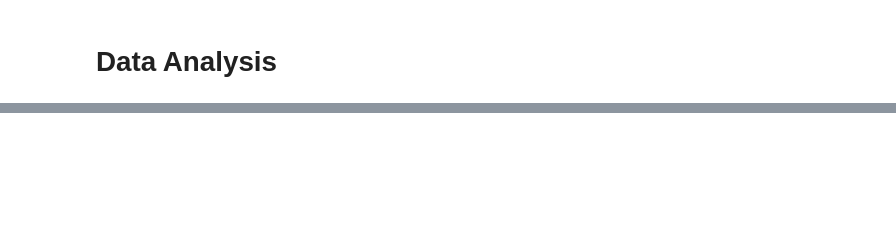
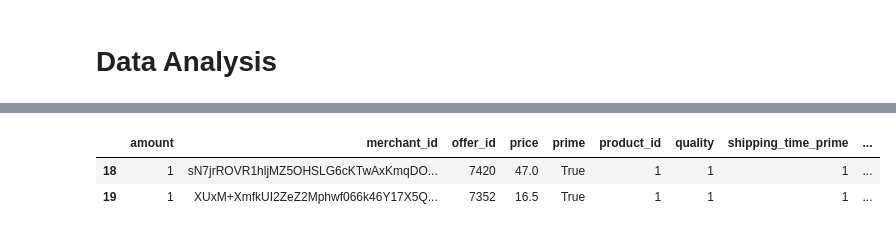
Before and after one commit to hpi-epic/pricewars-merchant, a Jupyter notebook: Data Analysis.ipynb, the cells around one changed output, grey strips where cells are left out. Cells and saved outputs as stored; diff of their text form; code cells hidden in the pictures; blank space fills up the shorter version.

```diff
--- a/Data Analysis.ipynb
+++ b/Data Analysis.ipynb
@@ -5,0 +40,7 @@ import pandas as pd
+# %%
+ms_df_prod1 = ms_df[ms_df['product_id'] == 1]
+ms_df_prod1[:2]
+# %% [output]
+|  | amount | merchant_id | offer_id | price | prime | product_id | quality | shipping_time_prime | ... |
+| 18 | 1 | sN7jrROVR1hljMZ5OHSLG6cKTwAxKmqDO... | 7420 | 47.0 | True | 1 | 1 | 1 | ... |
+| 19 | 1 | XUxM+XmfkUI2ZeZ2Mphwf066k46Y17X5Q... | 7352 | 16.5 | True | 1 | 1 | 1 | ... |
```
Also changed, not shown: parts of 15 cells of this notebook.
